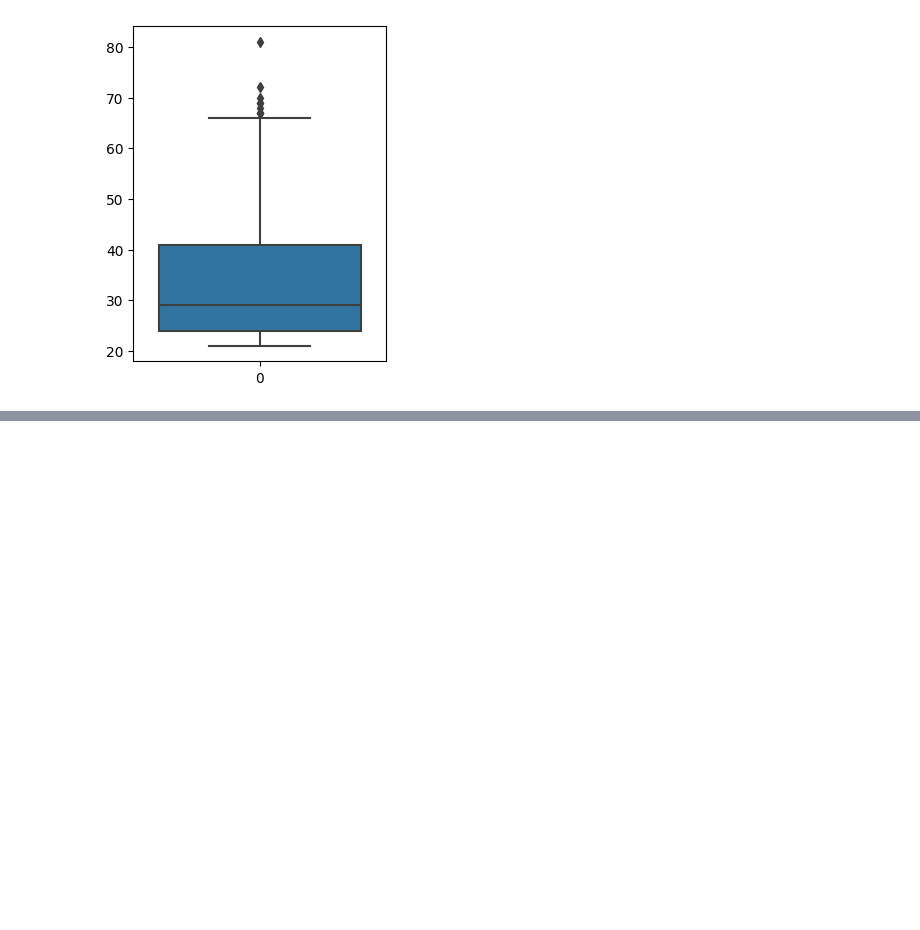
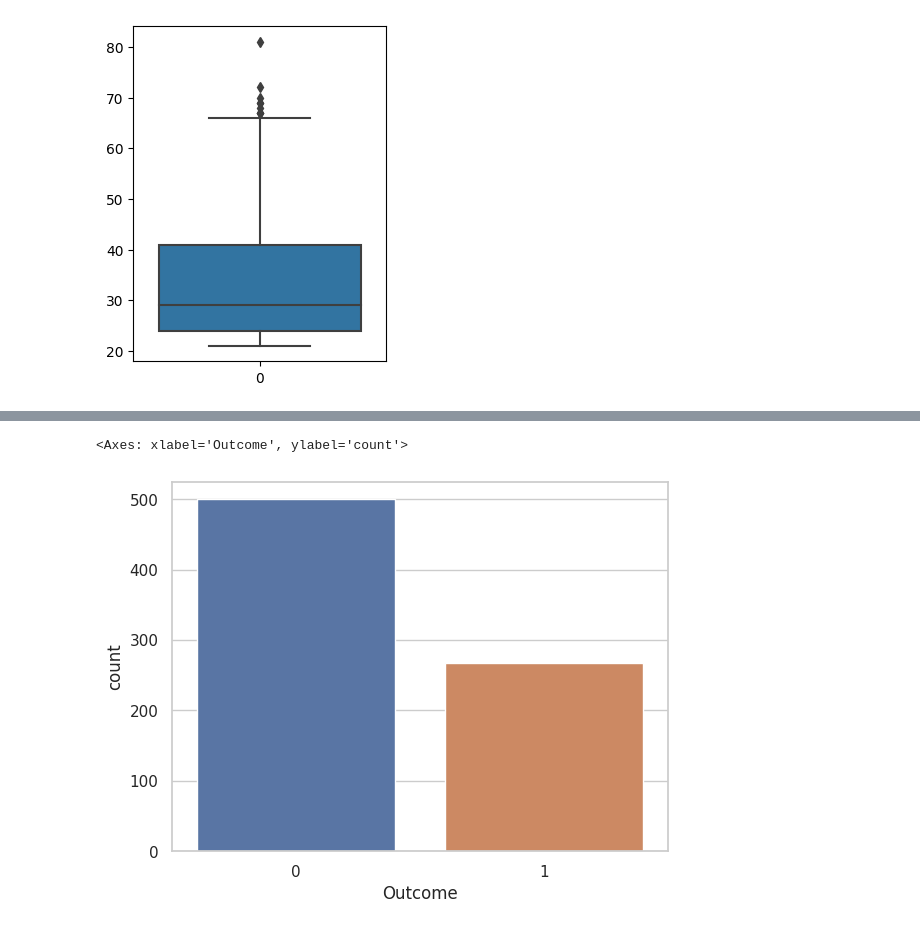
Before and after one commit to Cris2405/medicina, a Jupyter notebook: Diabetes.ipynb, the cells around one changed output, grey strips where cells are left out. Saved outputs shown, nothing was run; the diff lists cells and outputs as text; code cells hidden in the pictures; blank space fills up the shorter version.

```diff
--- a/Diabetes.ipynb
+++ b/Diabetes.ipynb
@@ -167,0 +211,7 @@ sns.boxplot(df['Age'])
+# %%
+import seaborn as sns
+sns.set_theme(style="whitegrid")
+sns.countplot(x=df['Outcome'])
+# %% [output]
+<Axes: xlabel='Outcome', ylabel='count'>
+[figure, added]
```
Also changed, not shown: parts of 4 cells of this notebook.
